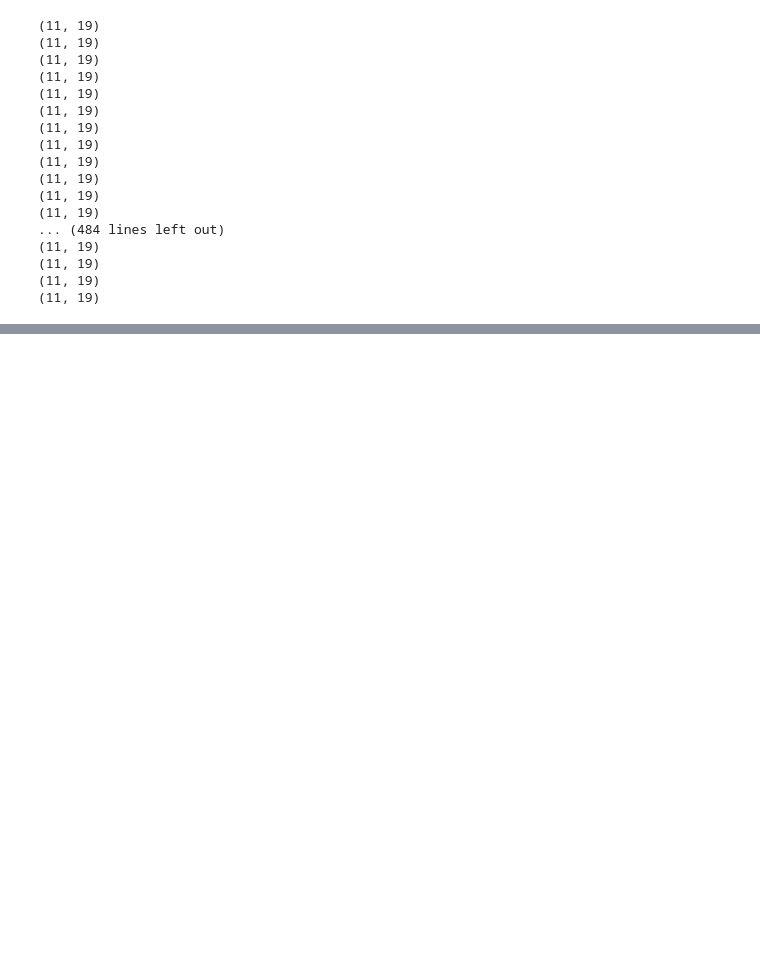
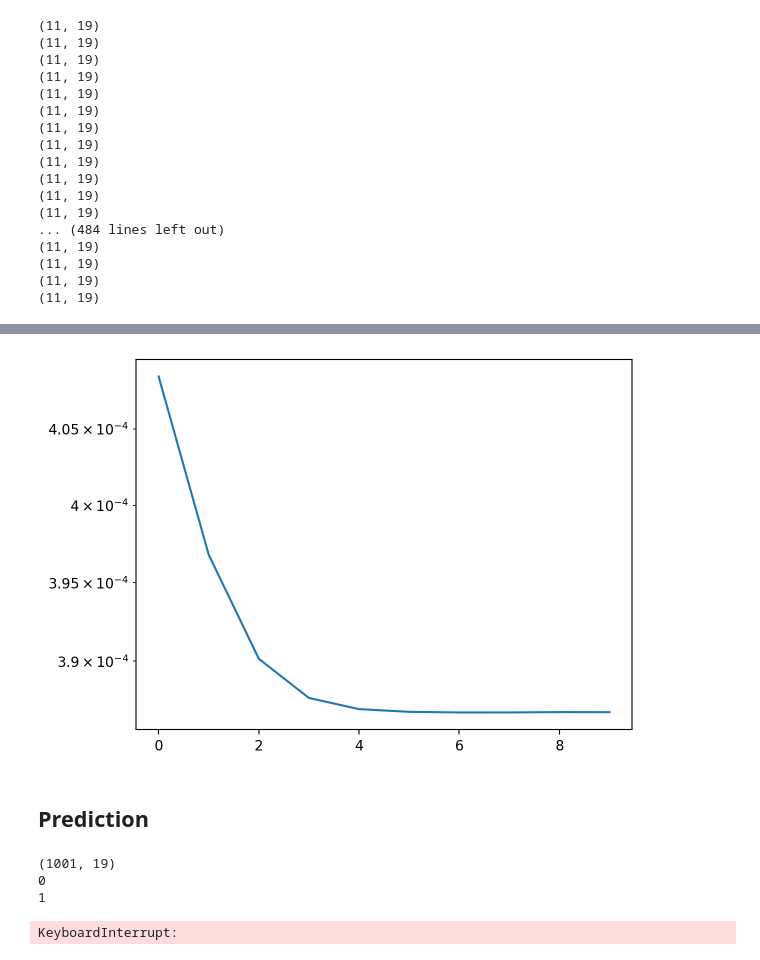
Before and after one commit to Shiqi-Wu/Nonintrusive-model-combination-for-learning-dynamics, a Jupyter notebook: toy-model/different-scheme.ipynb, the cells around one changed output, grey strips where cells are left out. Cells and saved outputs as stored; diff of their text form; code cells hidden in the pictures; blank space fills up the shorter version.

```diff
--- a/toy-model/different-scheme.ipynb
+++ b/toy-model/different-scheme.ipynb
@@ -93,0 +130,6 @@ plt.yscale('log')
+# %%
+combined_model_central_difference = LinearModelCombiningNN()
+err_history_central_difference = combined_model_central_difference.iterative_train(x_data, y_data,
+                        x_laplace_data, y_laplace_data,
+                        iterative_steps = iterative_steps, epochs = 200, type = 'Central-difference',
+                        acc = False)
@@ -93,0 +154,42 @@ plt.yscale('log')
+# %%
+plt.plot(err_history_central_difference)
+plt.yscale('log')
+# %% [output]
+[figure, added]
+# %% [markdown]
+## Prediction
+# %%
+predict_num = 1
+steps = 1000
+dlt_x = 0.05
+
+euler_forward_history = []
+euler_backward_history = []
+central_difference_history = []
+
+euler_forward_traj_history = []
+euler_backward_traj_history = []
+central_difference_traj_history = []
+
+test_traj_history = []
+for i in range(predict_num):
+    u0 = np.random.rand(toymodel.dim - 1)
+    u_test = toymodel.generate_traj_solve_ivp(steps = steps, u0 = u0, dlt_t = dlt_t)
+    u_euler_forward = combined_model_euler_forward.euler_forward_prediction(u0,steps)
+    u_euler_backward = combined_model_euler_backward.euler_backward_prediction(u0, steps)
+    u_central_difference = combined_model_central_difference.central_difference_prediction(u0, steps)
+
+    euler_forward_history.append(np.linalg.norm(u_test - u_euler_forward, ord=2, axis = 1)/np.linalg.norm(u_test, ord = 2))
+    euler_backward_history.append(np.linalg.norm(u_test - u_euler_backward, ord=2, axis = 1)/np.linalg.norm(u_test, ord = 2))
+    central_difference_history.append(np.linalg.norm(u_test - u_central_difference, ord=2, axis = 1)/np.linalg.norm(u_test, ord = 2))
+
+    euler_forward_traj_history.append(u_euler_forward)
+    euler_backward_traj_history.append(u_euler_backward)
+    central_difference_traj_history.append(u_central_difference)
+    test_traj_history.append(u_test)
+    print(i)
+# %% [output]
+(1001, 19)
+0
+1
+KeyboardInterrupt:
```
Also changed, not shown: parts of 16 cells of this notebook, 16 other files.
